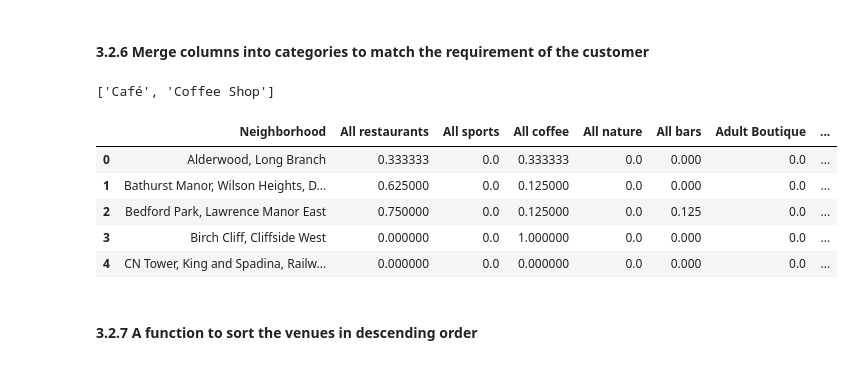
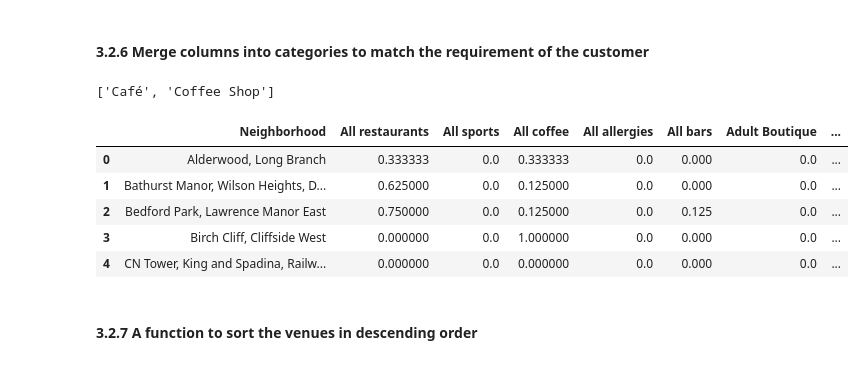
Before and after one commit to davidchen127/Coursera_Capstone, a Jupyter notebook: Final project - Find a new living area.ipynb, the cells around one changed output. Cells and saved outputs as stored; diff of their text form; code cells hidden in the pictures.

```diff
--- a/Final project - Find a new living area.ipynb
+++ b/Final project - Find a new living area.ipynb
@@ -166,7 +165,7 @@ for index, name in enumerate(toronto_grouped.columns):
         n=n+1
 while('' in str_restaurants):
     str_restaurants.remove('')
-str_restaurants.extend(['Bakery','Breakfast Spot','Burger Joint','Diner','Fish & Chips Shop','Food Court','Fried Chicken Joint','Gourmet Shop','Pizza Place','Sandwich Place','Soup Place','Steakhouse','Taco Place','Noodle House'])
+str_restaurants.extend(['Bakery','Breakfast Spot','Burger Joint','Diner','Fish & Chips Shop','Food Court','Fried Chicken Joint','Gourmet Shop','Pizza Place','Sandwich Place','Soup Place','Steakhouse','Taco Place','Noodle House','Salad Place'])
 restaurants_sum=toronto_grouped[str_restaurants].sum(axis=1)
 toronto_grouped.insert(loc=1,column='All restaurants',value=restaurants_sum)
 toronto_grouped.drop(columns=str_restaurants,inplace=True)
@@ -175,7 +174,7 @@ toronto_grouped.drop(columns=str_restaurants,inplace=True)
 str_bars= [''] * len(toronto_grouped.columns)
 n=0
 for index, name in enumerate(toronto_grouped.columns):
-    if 'Bar' in name or 'Brewery' in name or 'club' in name or 'Pub' in name:
+    if 'Bar' in name or 'Brewery' in name or 'club' in name or 'Pub' in name or 'Beer' in name:
         str_bars[n]=name
         n=n+1
 while('' in str_bars):
@@ -194,44 +193,44 @@ for index, name in enumerate(toronto_grouped.columns):
         n=n+1
 while('' in str_sports):
     str_sports.remove('')
 str_sports.extend(['Yoga Studio'])
 sports_sum=toronto_grouped[str_sports].sum(axis=1)
 toronto_grouped.insert(loc=2,column='All sports',value=sports_sum)
 toronto_grouped.drop(columns=str_sports,inplace=True)
 
 # Merge all coffee related places
 str_coffee= [''] * len(toronto_grouped.columns)
 n=0
 for index, name in enumerate(toronto_grouped.columns):
     if 'Coffee' in name or 'Café' in name:
         str_coffee[n]=name
         n=n+1
 while('' in str_coffee):
     str_coffee.remove('')
 # str_nature.extend([''])
 print(str_coffee)
 coffee_sum=toronto_grouped[str_coffee].sum(axis=1)
 toronto_grouped.insert(loc=3,column='All coffee',value=coffee_sum)
 toronto_grouped.drop(columns=str_coffee,inplace=True)
 
-# Merge all nature related places
-str_nature= [''] * len(toronto_grouped.columns)
+# Merge all allergy related places
+str_allergy= [''] * len(toronto_grouped.columns)
 n=0
 for index, name in enumerate(toronto_grouped.columns):
-    if 'Outdoor' in name or 'Park' in name or 'Lake' in name:
-        str_nature[n]=name
+    if 'Outdoor' in name or 'Park' in name or 'Lake' in name or 'Garden' in name or 'Pet' in name or 'Flower' in name or 'Field' in name:
+        str_allergy[n]=name
         n=n+1
-while('' in str_nature):
-    str_nature.remove('')
-str_nature.extend(['Fountain'])
-nature_sum=toronto_grouped[str_nature].sum(axis=1)
-toronto_grouped.insert(loc=4,column='All nature',value=nature_sum)
-toronto_grouped.drop(columns=str_nature,inplace=True)
+while('' in str_allergy):
+    str_allergy.remove('')
+str_allergy.extend(['Fountain'])
+allergy_sum=toronto_grouped[str_allergy].sum(axis=1)
+toronto_grouped.insert(loc=4,column='All allergies',value=allergy_sum)
+toronto_grouped.drop(columns=str_allergy,inplace=True)
 
 toronto_grouped.head()
 # %% [output]
 ['Café', 'Coffee Shop']
-|  | Neighborhood | All restaurants | All sports | All coffee | All nature | All bars | Adult Boutique | ... |
+|  | Neighborhood | All restaurants | All sports | All coffee | All allergies | All bars | Adult Boutique | ... |
 | 0 | Alderwood, Long Branch | 0.333333 | 0.0 | 0.333333 | 0.0 | 0.000 | 0.0 | ... |
 | 1 | Bathurst Manor, Wilson Heights, D... | 0.625000 | 0.0 | 0.125000 | 0.0 | 0.000 | 0.0 | ... |
 | 2 | Bedford Park, Lawrence Manor East | 0.750000 | 0.0 | 0.125000 | 0.0 | 0.125 | 0.0 | ... |
```
Also changed, not shown: parts of 13 cells of this notebook.
